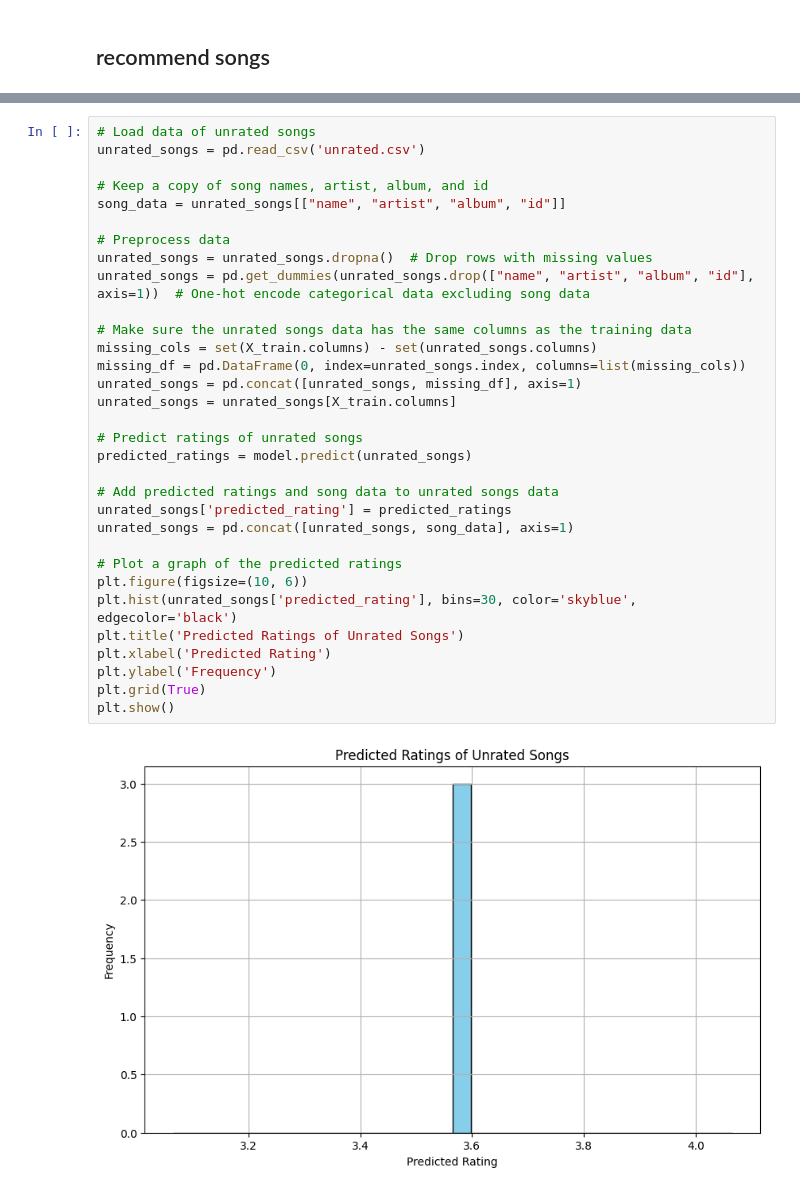
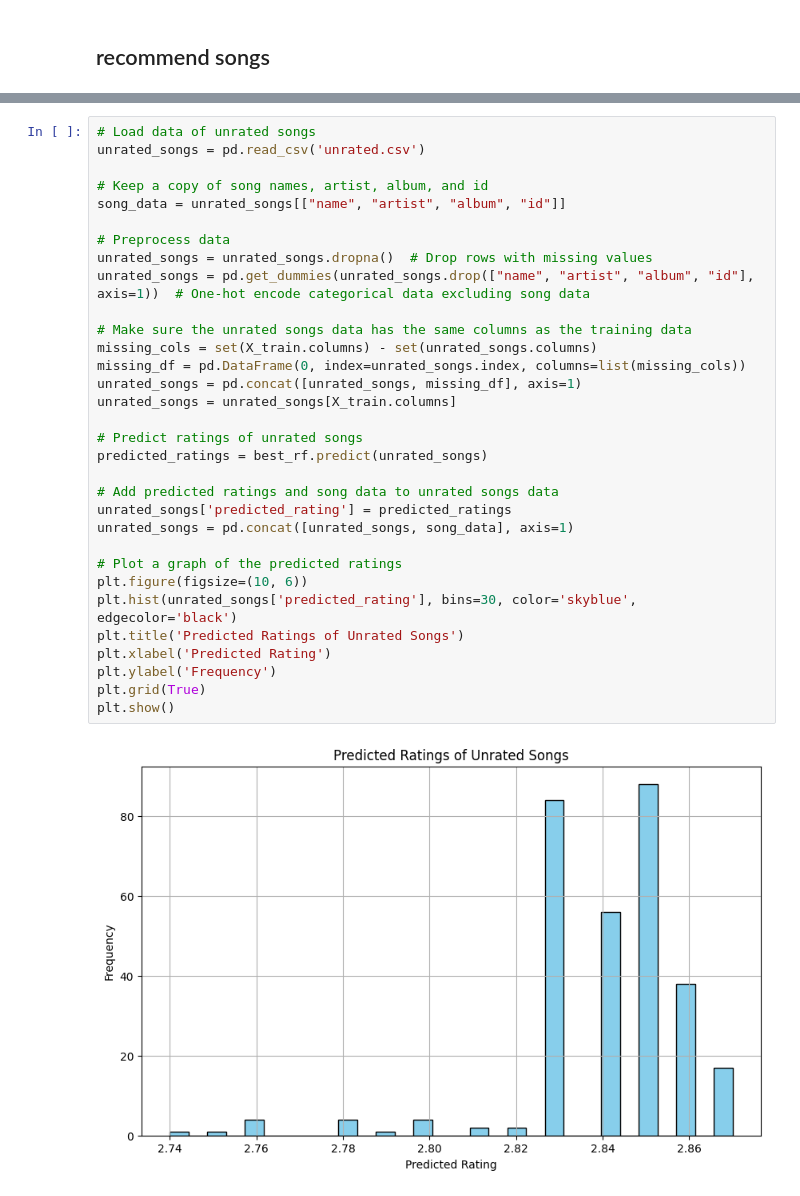
Before and after one commit to brimell/spicetify-star-ratings, a Jupyter notebook: ai/analysis.ipynb, the cells around one changed output, grey strips where cells are left out. Cells and saved outputs as stored; diff of their text form.

```diff
--- a/ai/analysis.ipynb
+++ b/ai/analysis.ipynb
@@ -287,32 +323,32 @@ recommended_songs[["name", "artist", "album", "spotify_link", "predicted_rating"
 unrated_songs = pd.read_csv('unrated.csv')
 
 # Keep a copy of song names, artist, album, and id
 song_data = unrated_songs[["name", "artist", "album", "id"]]
 
 # Preprocess data
 unrated_songs = unrated_songs.dropna()  # Drop rows with missing values
 unrated_songs = pd.get_dummies(unrated_songs.drop(["name", "artist", "album", "id"], axis=1))  # One-hot encode categorical data excluding song data
 
 # Make sure the unrated songs data has the same columns as the training data
 missing_cols = set(X_train.columns) - set(unrated_songs.columns)
 missing_df = pd.DataFrame(0, index=unrated_songs.index, columns=list(missing_cols))
 unrated_songs = pd.concat([unrated_songs, missing_df], axis=1)
 unrated_songs = unrated_songs[X_train.columns]
 
 # Predict ratings of unrated songs
-predicted_ratings = model.predict(unrated_songs)
+predicted_ratings = best_rf.predict(unrated_songs)
 
 # Add predicted ratings and song data to unrated songs data
 unrated_songs['predicted_rating'] = predicted_ratings
 unrated_songs = pd.concat([unrated_songs, song_data], axis=1)
 
 # Plot a graph of the predicted ratings
 plt.figure(figsize=(10, 6))
 plt.hist(unrated_songs['predicted_rating'], bins=30, color='skyblue', edgecolor='black')
 plt.title('Predicted Ratings of Unrated Songs')
 plt.xlabel('Predicted Rating')
 plt.ylabel('Frequency')
 plt.grid(True)
 plt.show()
 # %% [output]
-[figure, old version]
+[figure, new version]
```
Also changed, not shown: parts of 6 cells of this notebook, 1 other file.
